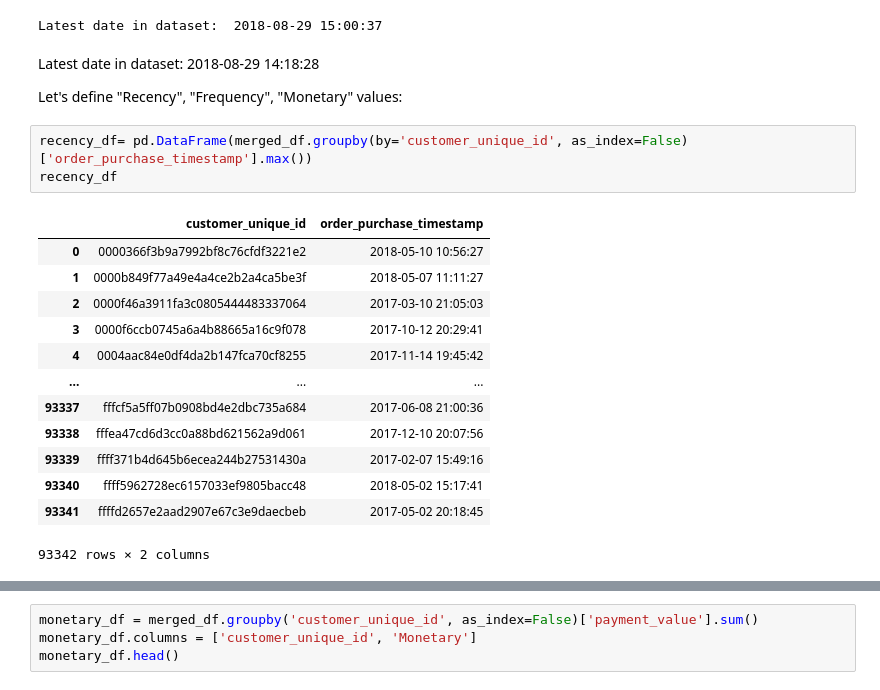
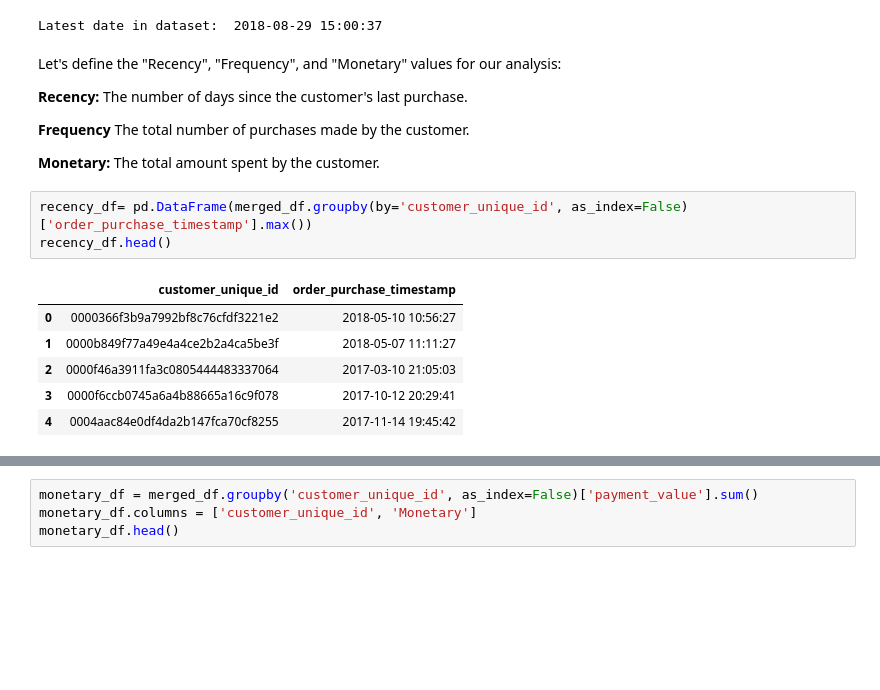
Before and after one commit to AspiringDSer/Olist-RFM-Analysis-Power-BI, a Jupyter notebook: Olist - RFM Analysis.ipynb, the cells around one changed output, grey strips where cells are left out. Saved outputs shown, nothing was run; the diff lists cells and outputs as text; blank space fills up the shorter version.

```diff
--- a/Olist - RFM Analysis.ipynb
+++ b/Olist - RFM Analysis.ipynb
@@ -274,26 +315,23 @@ Timestamp('2018-08-31 15:00:37')
 print("Latest date in dataset: ", merged_df['order_purchase_timestamp'].max())
 # %% [output]
 Latest date in dataset:  2018-08-29 15:00:37
-# %% [markdown]
-Latest date in dataset:  2018-08-29 14:18:28
-
-Let's define "Recency", "Frequency", "Monetary" values:
+# %% [markdown]
+Let's define the "Recency", "Frequency", and "Monetary" values for our analysis:
+
+**Recency:** The number of days since the customer's last purchase.
+
+**Frequency** The total number of purchases made by the customer.
+
+**Monetary:** The total amount spent by the customer.
 # %%
 recency_df= pd.DataFrame(merged_df.groupby(by='customer_unique_id', as_index=False)['order_purchase_timestamp'].max())
-recency_df
+recency_df.head()
 # %% [output]
 |  | customer_unique_id | order_purchase_timestamp |
 | 0 | 0000366f3b9a7992bf8c76cfdf3221e2 | 2018-05-10 10:56:27 |
 | 1 | 0000b849f77a49e4a4ce2b2a4ca5be3f | 2018-05-07 11:11:27 |
 | 2 | 0000f46a3911fa3c0805444483337064 | 2017-03-10 21:05:03 |
 | 3 | 0000f6ccb0745a6a4b88665a16c9f078 | 2017-10-12 20:29:41 |
 | 4 | 0004aac84e0df4da2b147fca70cf8255 | 2017-11-14 19:45:42 |
-| ... | ... | ... |
-| 93337 | fffcf5a5ff07b0908bd4e2dbc735a684 | 2017-06-08 21:00:36 |
-| 93338 | fffea47cd6d3cc0a88bd621562a9d061 | 2017-12-10 20:07:56 |
-| 93339 | ffff371b4d645b6ecea244b27531430a | 2017-02-07 15:49:16 |
-| 93340 | ffff5962728ec6157033ef9805bacc48 | 2018-05-02 15:17:41 |
-| 93341 | ffffd2657e2aad2907e67c3e9daecbeb | 2017-05-02 20:18:45 |
-93342 rows × 2 columns
 # %%
 recency_df['Recency']= recency_df['order_purchase_timestamp'].apply(lambda x: (present_day - x).days)
```
Also changed, not shown: parts of 67 cells of this notebook, 9 other files.
